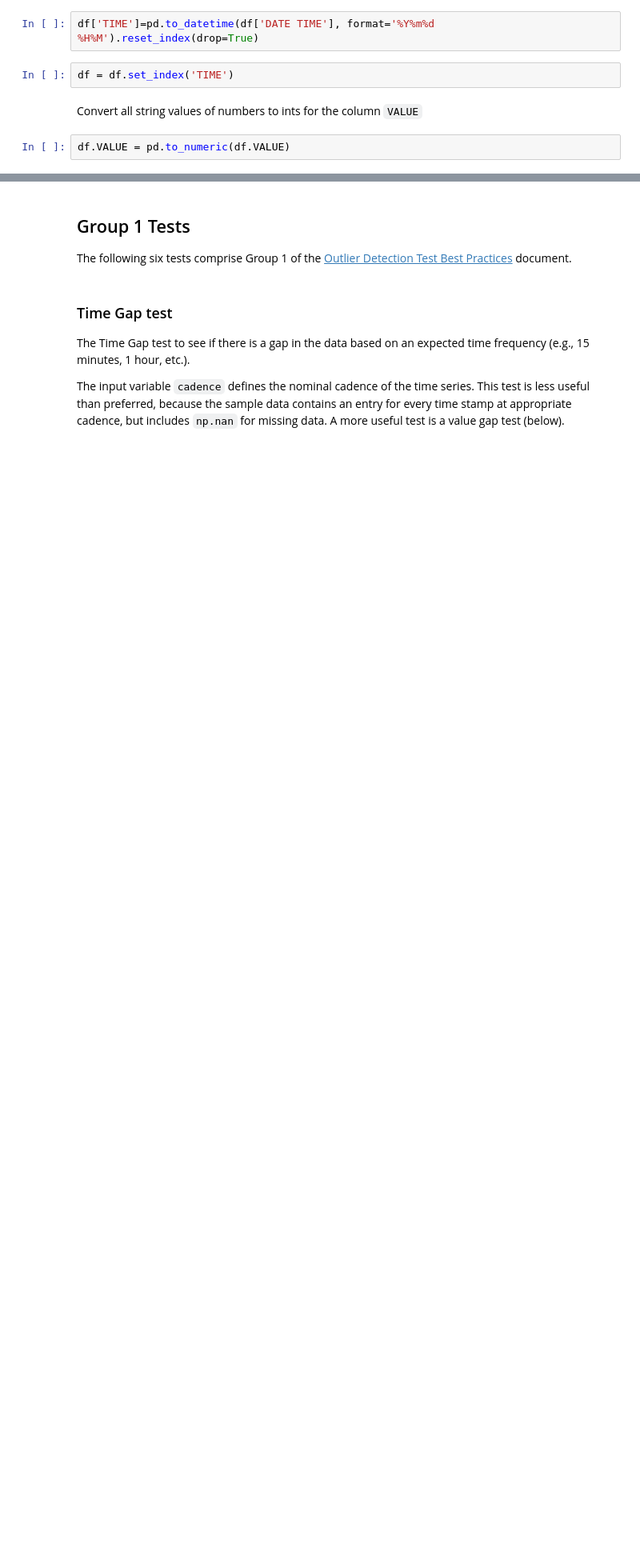
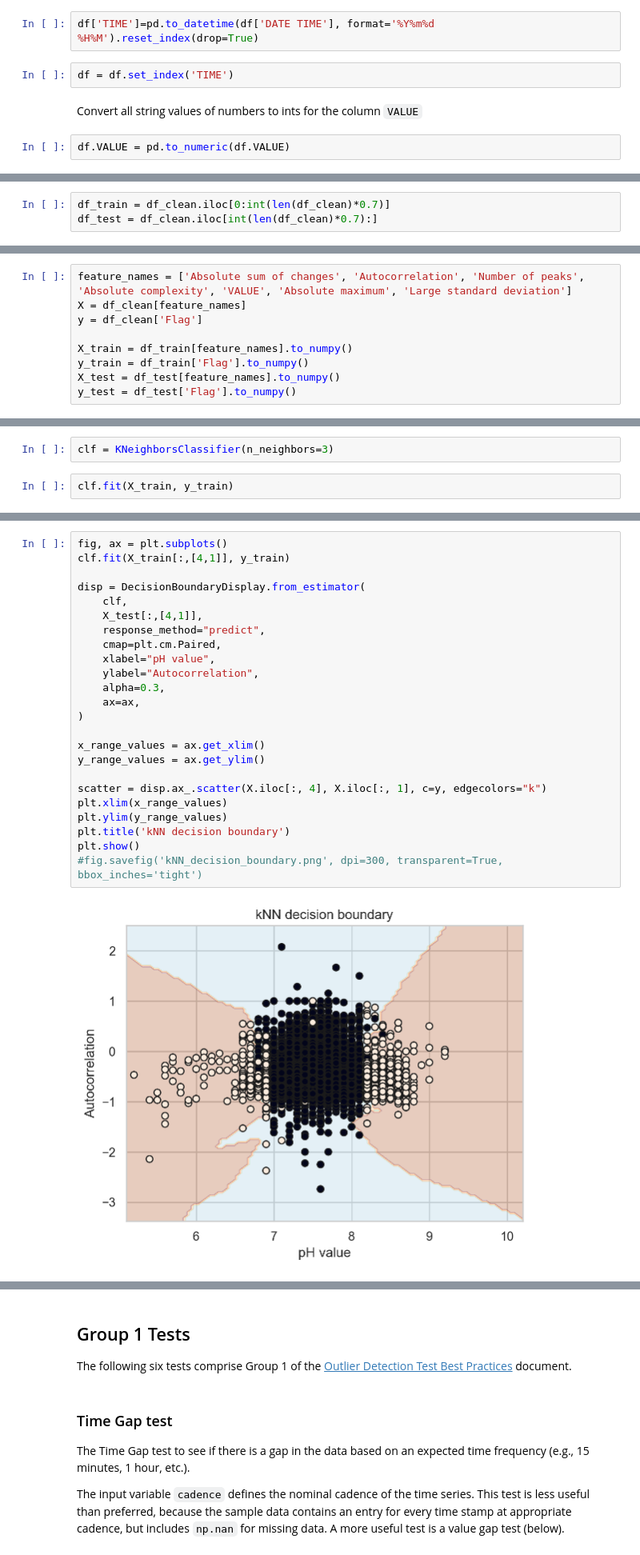
Before and after one commit to DWR-QA-Program/caldata-dsa-outlier-tool, a Jupyter notebook: dwr/dwr.ipynb, the cells around one changed output, grey strips where cells are left out. Shown at 80% size. Cells and saved outputs as stored; diff of their text form; blank space fills up the shorter version.

```diff
--- a/dwr/dwr.ipynb
+++ b/dwr/dwr.ipynb
@@ -85,0 +229,3 @@ df.VALUE = pd.to_numeric(df.VALUE)
+# %%
+df_train = df_clean.iloc[0:int(len(df_clean)*0.7)]
+df_test = df_clean.iloc[int(len(df_clean)*0.7):]
@@ -85,0 +246,9 @@ df.VALUE = pd.to_numeric(df.VALUE)
+# %%
+feature_names = ['Absolute sum of changes', 'Autocorrelation', 'Number of peaks', 'Absolute complexity', 'VALUE', 'Absolute maximum', 'Large standard deviation']
+X = df_clean[feature_names]
+y = df_clean['Flag']
+
+X_train = df_train[feature_names].to_numpy()
+y_train = df_train['Flag'].to_numpy()
+X_test = df_test[feature_names].to_numpy()
+y_test = df_test['Flag'].to_numpy()
@@ -85,0 +264,4 @@ df.VALUE = pd.to_numeric(df.VALUE)
+# %%
+clf = KNeighborsClassifier(n_neighbors=3)
+# %%
+clf.fit(X_train, y_train)
@@ -85,0 +339,26 @@ df.VALUE = pd.to_numeric(df.VALUE)
+# %%
+fig, ax = plt.subplots()
+clf.fit(X_train[:,[4,1]], y_train)
+
+disp = DecisionBoundaryDisplay.from_estimator(
+    clf,
+    X_test[:,[4,1]],
+    response_method="predict",
+    cmap=plt.cm.Paired,
+    xlabel="pH value",
+    ylabel="Autocorrelation",
+    alpha=0.3,
+    ax=ax,
+)
+
+x_range_values = ax.get_xlim()
+y_range_values = ax.get_ylim()
+
+scatter = disp.ax_.scatter(X.iloc[:, 4], X.iloc[:, 1], c=y, edgecolors="k")
+plt.xlim(x_range_values)
+plt.ylim(y_range_values)
+plt.title('kNN decision boundary')
+plt.show()
+#fig.savefig('kNN_decision_boundary.png', dpi=300, transparent=True, bbox_inches='tight')
+# %% [output]
+[figure, added]
```
Also changed, not shown: parts of 41 cells of this notebook, 3 other files.
